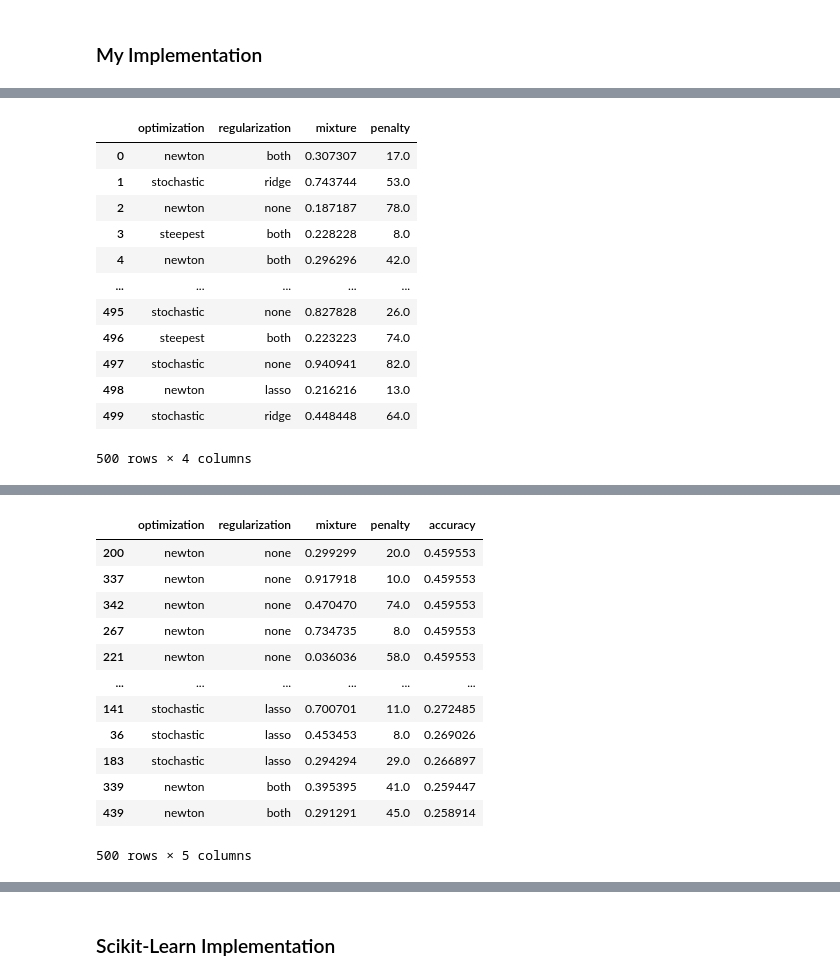
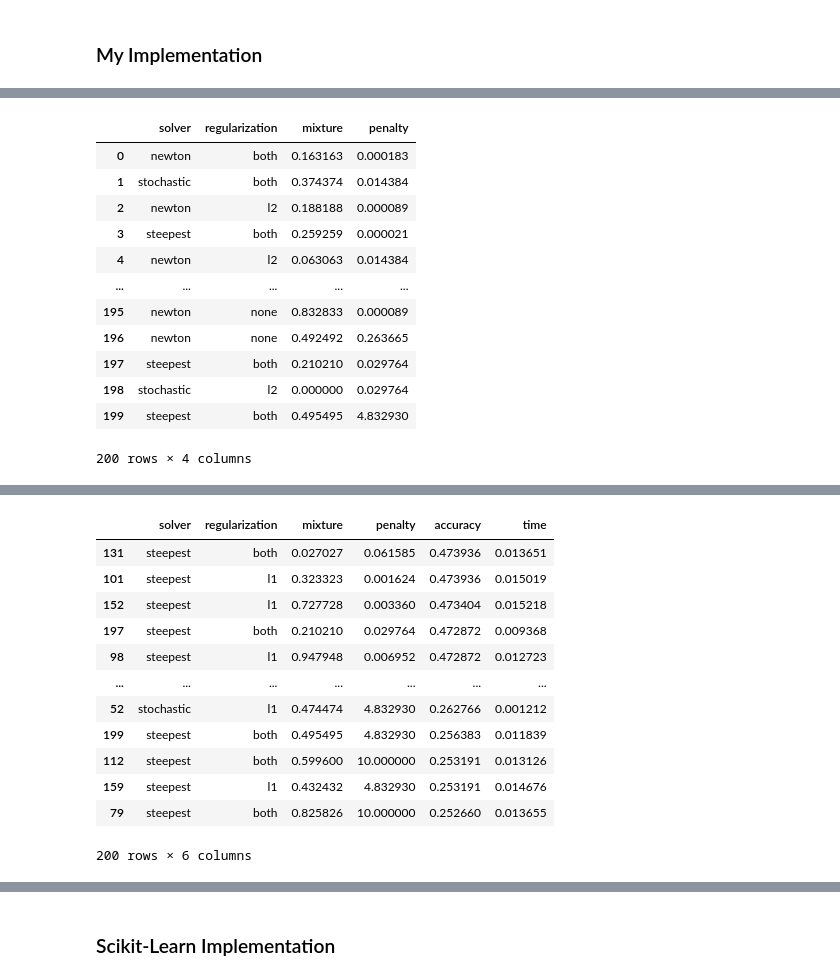
Before and after one commit to Rds1055/Machine-Learning-Labs, a Jupyter notebook: Lab3/lab3.ipynb, the cells around one changed output, grey strips where cells are left out. Saved outputs shown, nothing was run; the diff lists cells and outputs as text; code cells hidden in the pictures.

```diff
--- a/Lab3/lab3.ipynb
+++ b/Lab3/lab3.ipynb
@@ -299,7 +305,7 @@ class BinaryLogisticRegression:
 # %%
 class StochasticLogisticRegression(BinaryLogisticRegression):
     # stochastic gradient calculation
-    def _get_gradient(self,X: np.array,y: np.array) -> np.array:
+    def _get_gradient(self,X,y):
         idx = int(np.random.rand()*len(y)) # grab random instance
         ydiff = y[idx]-self.predict_proba(X[idx],add_bias=False) # get y difference (now scalar)
         gradient = X[idx] * ydiff[:,np.newaxis] # make ydiff a column vector and multiply through
@@ -312,8 +318,7 @@ class HessianLogisticRegression(BinaryLogisticRegression):
     # just overwrite gradient function
     def _get_gradient(self,X,y):
         g = self.predict_proba(X,add_bias=False).ravel() # get sigmoid value for all classes
-        hessian = X.T @ np.diag(g*(1-g)) @ X - 2 * self.C # calculate the hessian
-
+        hessian = X.T @ np.diag(g*(1-g)) @ X # calculate the hessian
         ydiff = y-g # get y difference
         gradient = np.sum(X * ydiff[:,np.newaxis], axis=0) # make ydiff a column vector and multiply through
         gradient = gradient.reshape(self.w_.shape)
@@ -482,12 +489,10 @@ class MyLogisticRegression:
 # %%
-X = df.loc[:, df.columns != "result"]
-y = df["result"]
+cv_object = ShuffleSplit(n_splits = 2, test_size = 0.2, random_state = 7324)
+scaler = StandardScaler()
 
-X_train, X_test, y_train, y_test = train_test_split(X, y, train_size = 0.8, test_size = 0.2, random_state = 7324)
-X_train.reset_index(drop = True, inplace = True)
-X_test.reset_index(drop = True, inplace = True)
-y_train.reset_index(drop = True, inplace = True)
-y_test.reset_index(drop = True, inplace = True)
+X = df.loc[:, df.columns != "result"].to_numpy()
+X = scaler.fit_transform(X)
+y = df["result"].to_numpy()
 # %%
 my_model = MyLogisticRegression(0.1)
 print(my_model)
@@ -496,23 +501,28 @@ Untrained Multiclass Logistic Regression Object with steepest optimization and n
 # %%
-grid_init = my_model.create_grid(500, seed = 7324)
+grid_init = create_grid(200, seed = 7324)
 grid_init
 # %% [output]
-|  | optimization | regularization | mixture | penalty |
-| 0 | newton | both | 0.307307 | 17.0 |
-| 1 | stochastic | ridge | 0.743744 | 53.0 |
-| 2 | newton | none | 0.187187 | 78.0 |
-| 3 | steepest | both | 0.228228 | 8.0 |
-| 4 | newton | both | 0.296296 | 42.0 |
+|  | solver | regularization | mixture | penalty |
+| 0 | newton | both | 0.163163 | 0.000183 |
+| 1 | stochastic | both | 0.374374 | 0.014384 |
+| 2 | newton | l2 | 0.188188 | 0.000089 |
+| 3 | steepest | both | 0.259259 | 0.000021 |
+| 4 | newton | l2 | 0.063063 | 0.014384 |
 | ... | ... | ... | ... | ... |
-| 495 | stochastic | none | 0.827828 | 26.0 |
-| 496 | steepest | both | 0.223223 | 74.0 |
-| 497 | stochastic | none | 0.940941 | 82.0 |
-| 498 | newton | lasso | 0.216216 | 13.0 |
-| 499 | stochastic | ridge | 0.448448 | 64.0 |
+| 195 | newton | none | 0.832833 | 0.000089 |
+| 196 | newton | none | 0.492492 | 0.263665 |
+| 197 | steepest | both | 0.210210 | 0.029764 |
+| 198 | stochastic | l2 | 0.000000 | 0.029764 |
+| 199 | steepest | both | 0.495495 | 4.832930 |
-500 rows × 4 columns
+200 rows × 4 columns
 # %%
 %%time
 
-grid_acc = my_model.tune(X_train, y_train)
+params = {
+    "eta": 0.1,
+    "iterations": 20
+}
+
+grid_acc = tune(X, y, cv_object, grid_init, params)
 grid_acc
 # %% [output]
@@ -521,13 +531,13 @@ Wall time: 3min 57s
-|  | optimization | regularization | mixture | penalty | accuracy |
-| 200 | newton | none | 0.299299 | 20.0 | 0.459553 |
-| 337 | newton | none | 0.917918 | 10.0 | 0.459553 |
-| 342 | newton | none | 0.470470 | 74.0 | 0.459553 |
-| 267 | newton | none | 0.734735 | 8.0 | 0.459553 |
-| 221 | newton | none | 0.036036 | 58.0 | 0.459553 |
-| ... | ... | ... | ... | ... | ... |
-| 141 | stochastic | lasso | 0.700701 | 11.0 | 0.272485 |
-| 36 | stochastic | lasso | 0.453453 | 8.0 | 0.269026 |
-| 183 | stochastic | lasso | 0.294294 | 29.0 | 0.266897 |
-| 339 | newton | both | 0.395395 | 41.0 | 0.259447 |
-| 439 | newton | both | 0.291291 | 45.0 | 0.258914 |
+|  | solver | regularization | mixture | penalty | accuracy | time |
+| 131 | steepest | both | 0.027027 | 0.061585 | 0.473936 | 0.013651 |
+| 101 | steepest | l1 | 0.323323 | 0.001624 | 0.473936 | 0.015019 |
+| 152 | steepest | l1 | 0.727728 | 0.003360 | 0.473404 | 0.015218 |
+| 197 | steepest | both | 0.210210 | 0.029764 | 0.472872 | 0.009368 |
+| 98 | steepest | l1 | 0.947948 | 0.006952 | 0.472872 | 0.012723 |
+| ... | ... | ... | ... | ... | ... | ... |
+| 52 | stochastic | l1 | 0.474474 | 4.832930 | 0.262766 | 0.001212 |
+| 199 | steepest | both | 0.495495 | 4.832930 | 0.256383 | 0.011839 |
+| 112 | steepest | both | 0.599600 | 10.000000 | 0.253191 | 0.013126 |
+| 159 | steepest | l1 | 0.432432 | 4.832930 | 0.253191 | 0.014676 |
+| 79 | steepest | both | 0.825826 | 10.000000 | 0.252660 | 0.013655 |
-500 rows × 5 columns
+200 rows × 6 columns
```
Also changed, not shown: parts of 37 cells of this notebook.
